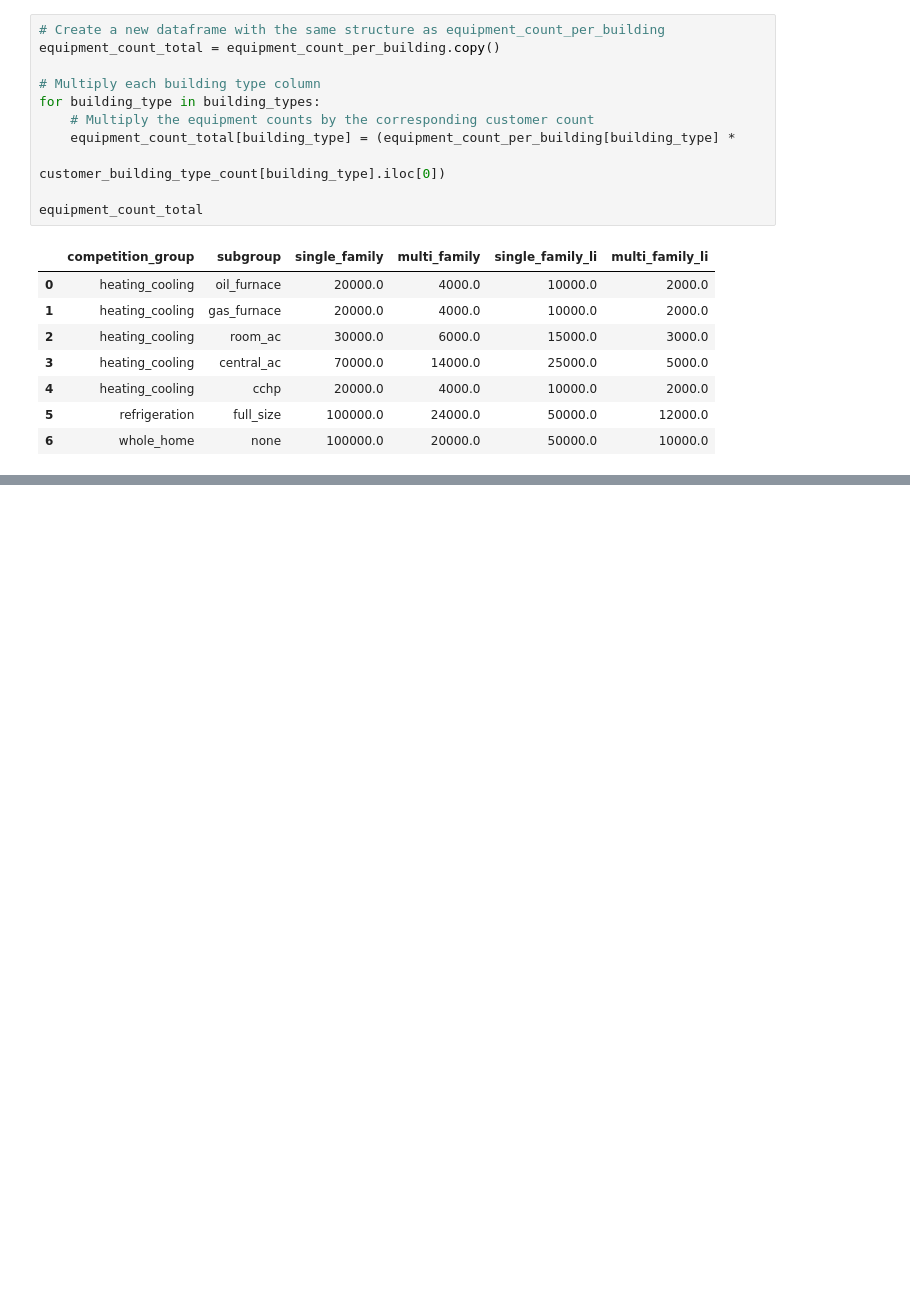
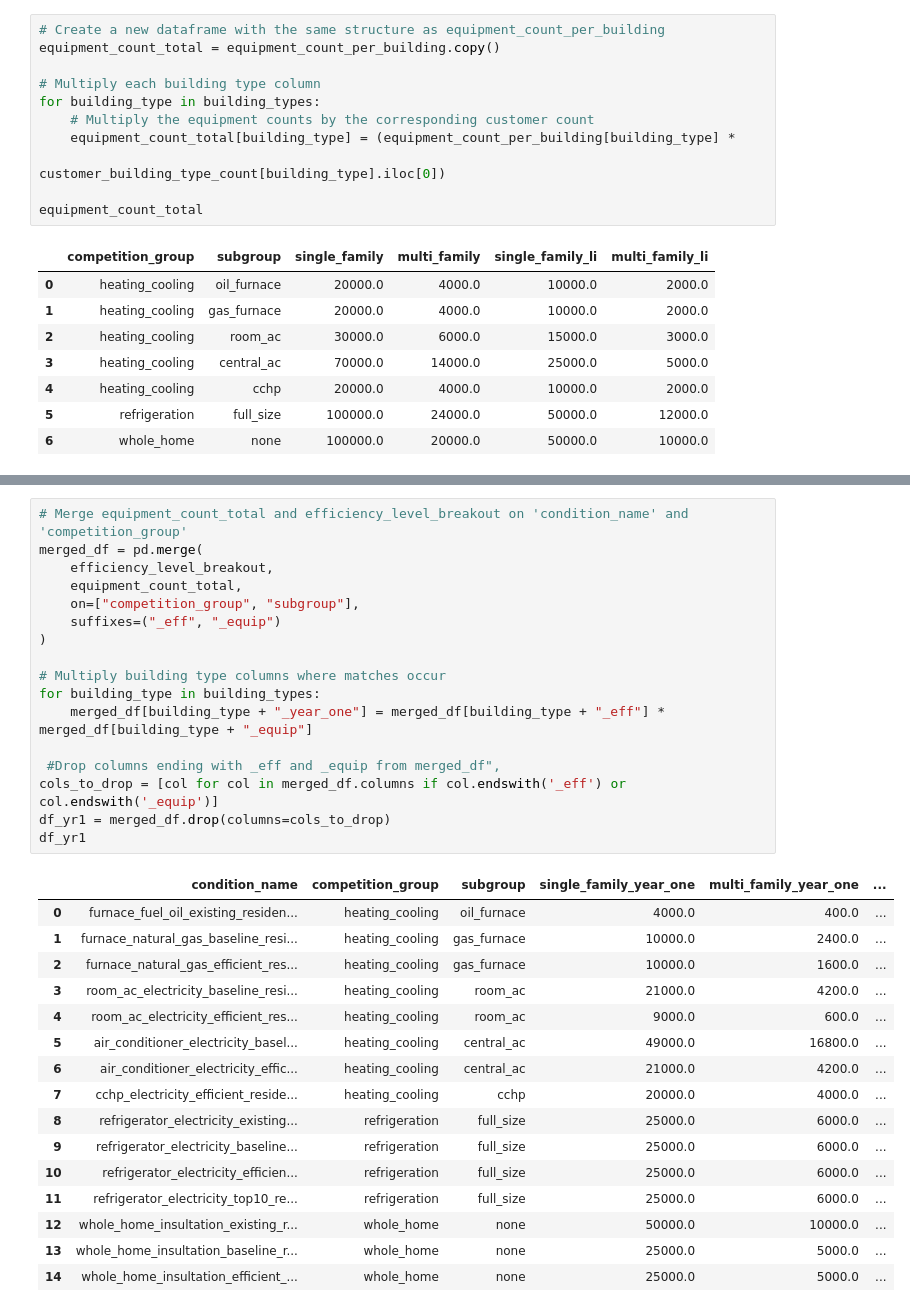
Before and after one commit to ajjNV5/market_inputs, a Jupyter notebook: Market_Characterization.ipynb, the cells around one changed output, grey strips where cells are left out. Cells and saved outputs as stored; diff of their text form; blank space fills up the shorter version.

```diff
--- a/Market_Characterization.ipynb
+++ b/Market_Characterization.ipynb
@@ -91,0 +81,34 @@ efficiency_level_year_one
+# %%
+# Merge equipment_count_total and efficiency_level_breakout on 'condition_name' and 'competition_group'
+merged_df = pd.merge(
+    efficiency_level_breakout,
+    equipment_count_total,
+    on=["competition_group", "subgroup"],
+    suffixes=("_eff", "_equip")
+)
+
+# Multiply building type columns where matches occur
+for building_type in building_types:
+    merged_df[building_type + "_year_one"] = merged_df[building_type + "_eff"] * merged_df[building_type + "_equip"]
+
+ #Drop columns ending with _eff and _equip from merged_df",
+cols_to_drop = [col for col in merged_df.columns if col.endswith('_eff') or col.endswith('_equip')]
+df_yr1 = merged_df.drop(columns=cols_to_drop)
+df_yr1
+# %% [output]
+|  | condition_name | competition_group | subgroup | single_family_year_one | multi_family_year_one | ... |
+| 0 | furnace_fuel_oil_existing_residen... | heating_cooling | oil_furnace | 4000.0 | 400.0 | ... |
+| 1 | furnace_natural_gas_baseline_resi... | heating_cooling | gas_furnace | 10000.0 | 2400.0 | ... |
+| 2 | furnace_natural_gas_efficient_res... | heating_cooling | gas_furnace | 10000.0 | 1600.0 | ... |
+| 3 | room_ac_electricity_baseline_resi... | heating_cooling | room_ac | 21000.0 | 4200.0 | ... |
+| 4 | room_ac_electricity_efficient_res... | heating_cooling | room_ac | 9000.0 | 600.0 | ... |
+| 5 | air_conditioner_electricity_basel... | heating_cooling | central_ac | 49000.0 | 16800.0 | ... |
+| 6 | air_conditioner_electricity_effic... | heating_cooling | central_ac | 21000.0 | 4200.0 | ... |
+| 7 | cchp_electricity_efficient_reside... | heating_cooling | cchp | 20000.0 | 4000.0 | ... |
+| 8 | refrigerator_electricity_existing... | refrigeration | full_size | 25000.0 | 6000.0 | ... |
+| 9 | refrigerator_electricity_baseline... | refrigeration | full_size | 25000.0 | 6000.0 | ... |
+| 10 | refrigerator_electricity_efficien... | refrigeration | full_size | 25000.0 | 6000.0 | ... |
+| 11 | refrigerator_electricity_top10_re... | refrigeration | full_size | 25000.0 | 6000.0 | ... |
+| 12 | whole_home_insultation_existing_r... | whole_home | none | 50000.0 | 10000.0 | ... |
+| 13 | whole_home_insultation_baseline_r... | whole_home | none | 25000.0 | 5000.0 | ... |
+| 14 | whole_home_insultation_efficient_... | whole_home | none | 25000.0 | 5000.0 | ... |
```
Also changed, not shown: parts of 2 cells of this notebook, 1 other file.
